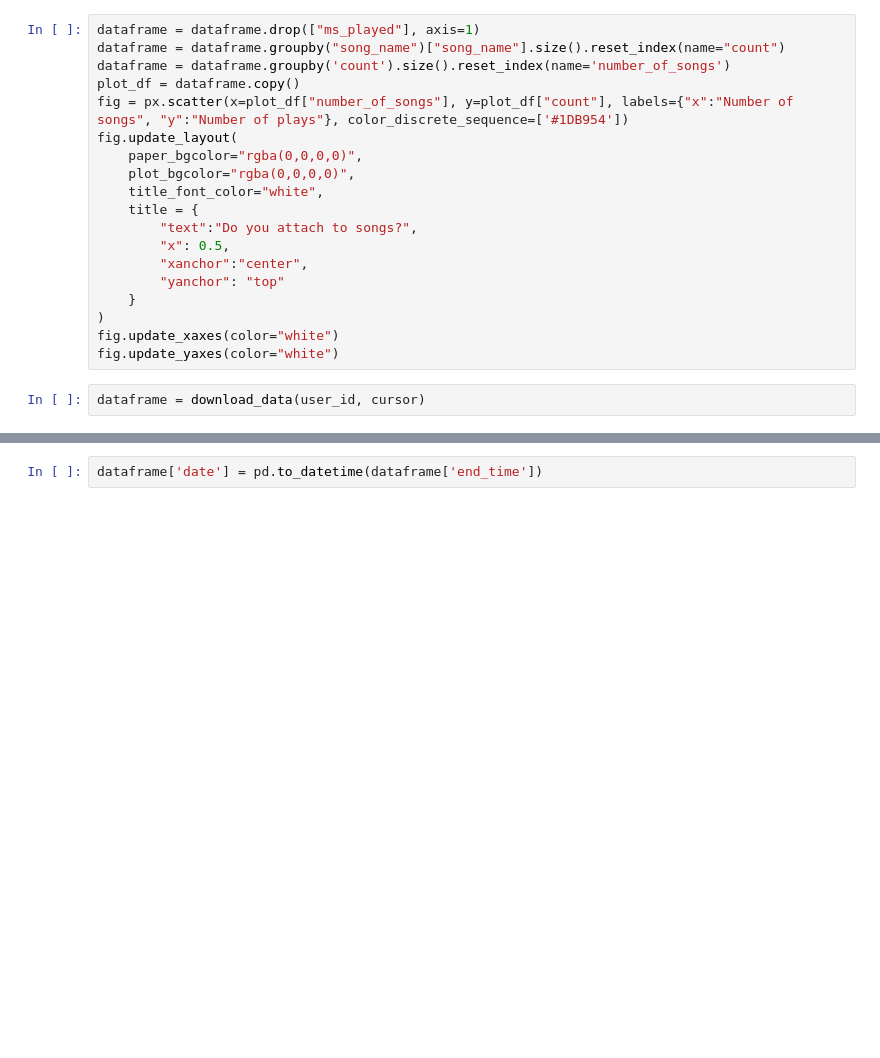
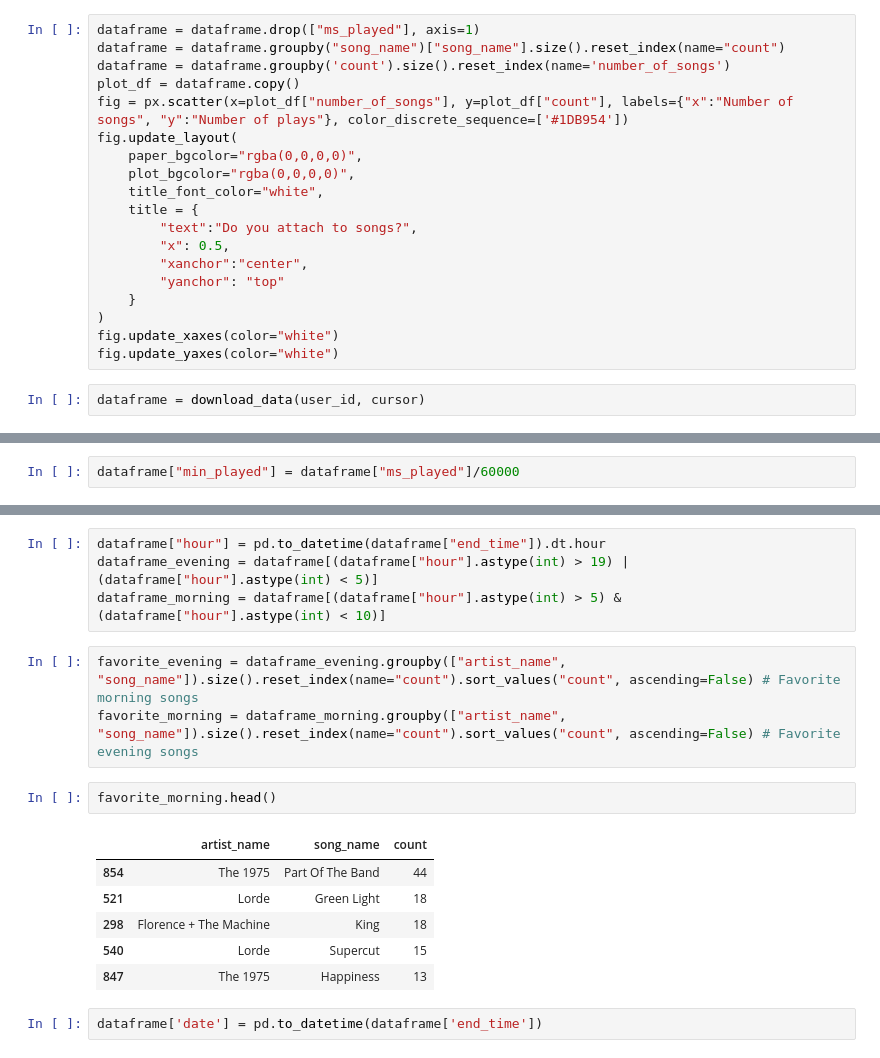
Before and after one commit to dkoterwa/spotify_app, a Jupyter notebook: website/testing_plots.ipynb, the cells around one changed output, grey strips where cells are left out. Saved outputs shown, nothing was run; the diff lists cells and outputs as text; blank space fills up the shorter version.

```diff
--- a/website/testing_plots.ipynb
+++ b/website/testing_plots.ipynb
@@ -43,0 +71,2 @@ dataframe = download_data(user_id, cursor)
+# %%
+dataframe["min_played"] = dataframe["ms_played"]/60000
@@ -44,3 +87,19 @@ dataframe = download_data(user_id, cursor)
+# %%
+dataframe["hour"] = pd.to_datetime(dataframe["end_time"]).dt.hour
+dataframe_evening = dataframe[(dataframe["hour"].astype(int) > 19) | (dataframe["hour"].astype(int) < 5)]
+dataframe_morning = dataframe[(dataframe["hour"].astype(int) > 5) & (dataframe["hour"].astype(int) < 10)]
+# %%
+favorite_evening = dataframe_evening.groupby(["artist_name", "song_name"]).size().reset_index(name="count").sort_values("count", ascending=False) # Favorite morning songs
+favorite_morning = dataframe_morning.groupby(["artist_name", "song_name"]).size().reset_index(name="count").sort_values("count", ascending=False) # Favorite evening songs
+# %%
+favorite_morning.head()
+# %% [output]
+|  | artist_name | song_name | count |
+| 854 | The 1975 | Part Of The Band | 44 |
+| 521 | Lorde | Green Light | 18 |
+| 298 | Florence + The Machine | King | 18 |
+| 540 | Lorde | Supercut | 15 |
+| 847 | The 1975 | Happiness | 13 |
 # %%
 dataframe['date'] = pd.to_datetime(dataframe['end_time'])
 # %%
```
Also changed, not shown: parts of 5 cells of this notebook, 12 other files.
